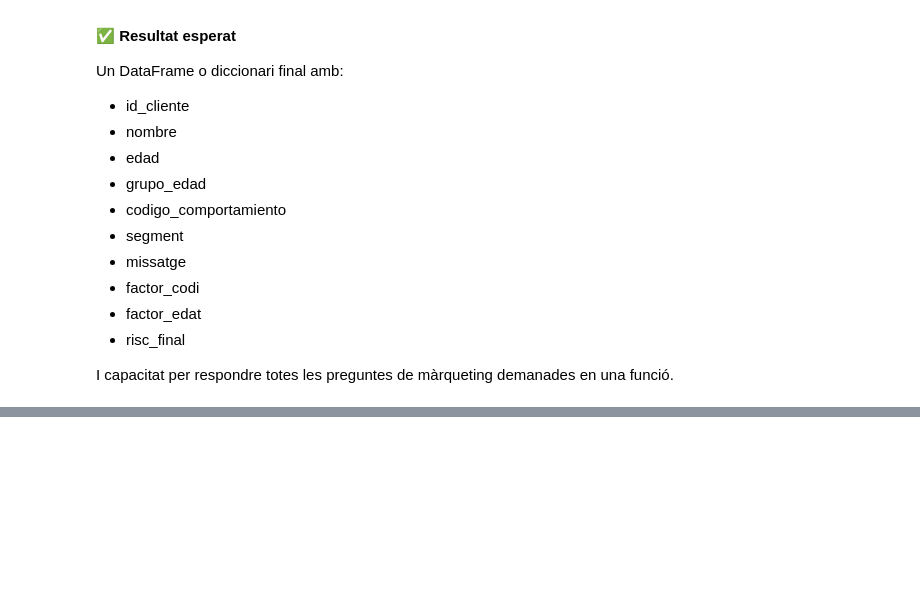
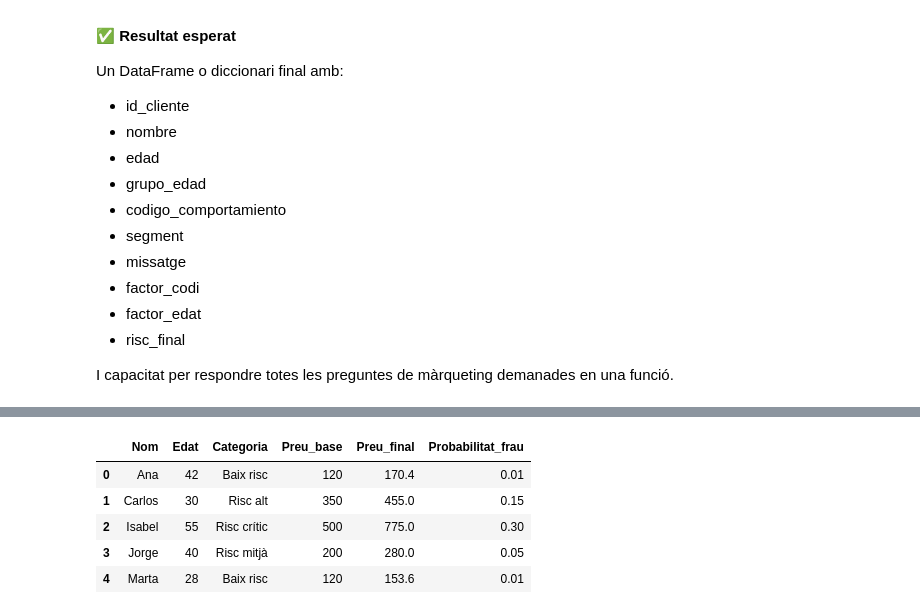
Before and after one commit to Horizon-A028/ITA, a Jupyter notebook: S7/S7.ipynb, the cells around one changed output, grey strips where cells are left out. Saved outputs shown, nothing was run; the diff lists cells and outputs as text; code cells hidden in the pictures; blank space fills up the shorter version.

```diff
--- a/S7/S7.ipynb
+++ b/S7/S7.ipynb
@@ -631,0 +746,9 @@ df
+# %%
+nivells_risc = {
+  "fiebre_alta": 3,
+  "dificultad_respirar": 5,
+  "dolor_pecho": 4,
+  "tos": 1,
+  "fatiga": 1,
+  "dolor_cabeza": 1
+}
@@ -631,0 +861,8 @@ df
+# %%
+clients = [
+  {"nom": "Ana", "edat": 42, "codi": 0},
+  {"nom": "Carlos", "edat": 30, "codi": 2},
+  {"nom": "Isabel", "edat": 55, "codi": 3},
+  {"nom": "Jorge", "edat": 40, "codi": 1},
+  {"nom": "Marta", "edat": 28, "codi": 0}
+]
@@ -631,0 +871,7 @@ df
+# %%
+nivells_seguro = {
+  0: {"categoria": "Baix risc", "preu_base": 120, "fraude": 0.01},
+  1: {"categoria": "Risc mitjà", "preu_base": 200, "fraude": 0.05},
+  2: {"categoria": "Risc alt", "preu_base": 350, "fraude": 0.15},
+  3: {"categoria": "Risc crític", "preu_base": 500, "fraude": 0.30}
+}
@@ -631,0 +921,28 @@ df
+# %%
+def process_client(c):
+  lvl  = nivells_seguro[c["codi"]]
+  base = lvl["preu_base"]
+  age  = c["edat"]
+  return {
+    "Nom"              : c["nom"],
+    "Edat"             : age,
+    "Categoria"        : lvl["categoria"],
+    "Preu_base"        : base,
+    "Preu_final"       : base * (1 + age/100),
+    "Probabilitat_frau": lvl["fraude"]
+  }
+
+def generate_dataframe():
+  vec = []
+  for client in clients:
+    vec.append(process_client(client))
+  return pd.DataFrame(vec)
+
+generate_dataframe()
+# %% [output]
+|  | Nom | Edat | Categoria | Preu_base | Preu_final | Probabilitat_frau |
+| 0 | Ana | 42 | Baix risc | 120 | 170.4 | 0.01 |
+| 1 | Carlos | 30 | Risc alt | 350 | 455.0 | 0.15 |
+| 2 | Isabel | 55 | Risc crític | 500 | 775.0 | 0.30 |
+| 3 | Jorge | 40 | Risc mitjà | 200 | 280.0 | 0.05 |
+| 4 | Marta | 28 | Baix risc | 120 | 153.6 | 0.01 |
```
Also changed, not shown: parts of 106 cells of this notebook, 2 other files.
